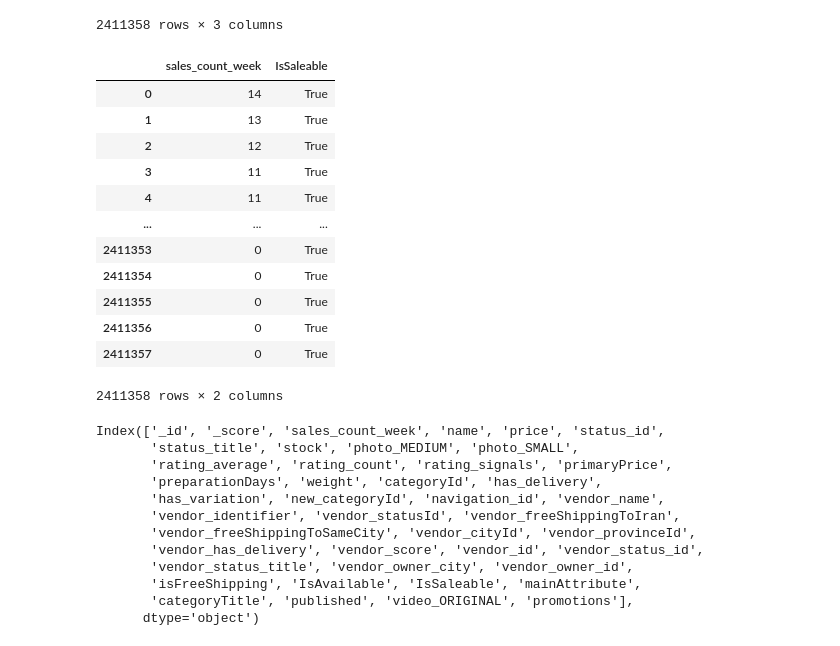
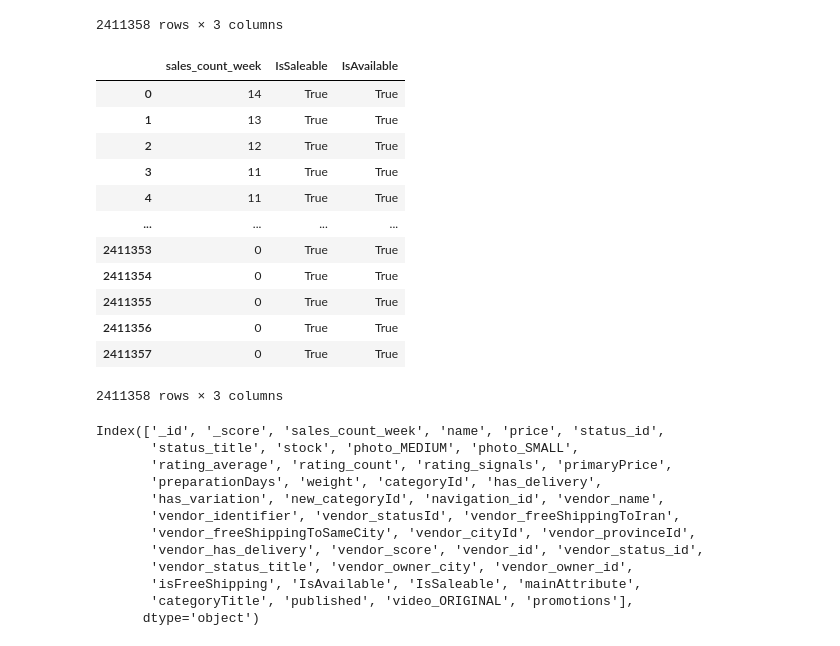
Before and after one commit to AmiinGholami/Basalam, a Jupyter notebook: Project.ipynb, the cells around one changed output. Saved outputs shown, nothing was run; the diff lists cells and outputs as text; code cells hidden in the pictures.

```diff
--- a/Project.ipynb
+++ b/Project.ipynb
@@ -92,22 +92,22 @@ df_cat
 | 2411357 | NaN | 1015.0 | سایر لوازم الکتریکی همراه |
 2411358 rows × 3 columns
 # %%
-df_sale = df_products[['sales_count_week', 'IsSaleable']]
+df_sale = df_products[['sales_count_week', 'IsSaleable', 'IsAvailable']]
 df_sale
 # %% [output]
-|  | sales_count_week | IsSaleable |
-| 0 | 14 | True |
-| 1 | 13 | True |
-| 2 | 12 | True |
-| 3 | 11 | True |
-| 4 | 11 | True |
-| ... | ... | ... |
-| 2411353 | 0 | True |
-| 2411354 | 0 | True |
-| 2411355 | 0 | True |
-| 2411356 | 0 | True |
-| 2411357 | 0 | True |
+|  | sales_count_week | IsSaleable | IsAvailable |
+| 0 | 14 | True | True |
+| 1 | 13 | True | True |
+| 2 | 12 | True | True |
+| 3 | 11 | True | True |
+| 4 | 11 | True | True |
+| ... | ... | ... | ... |
+| 2411353 | 0 | True | True |
+| 2411354 | 0 | True | True |
+| 2411355 | 0 | True | True |
+| 2411356 | 0 | True | True |
+| 2411357 | 0 | True | True |
-2411358 rows × 2 columns
+2411358 rows × 3 columns
 # %%
 df_products.columns
 # %% [output]
```
Also changed, not shown: parts of 3 cells of this notebook.
